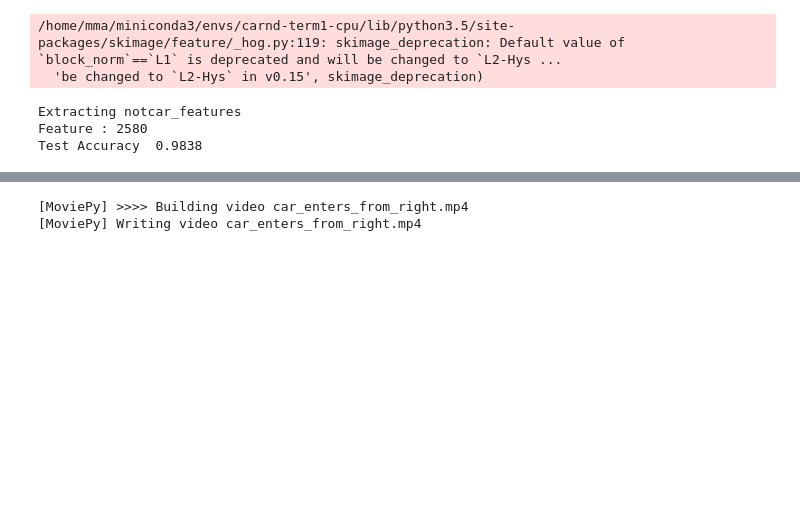
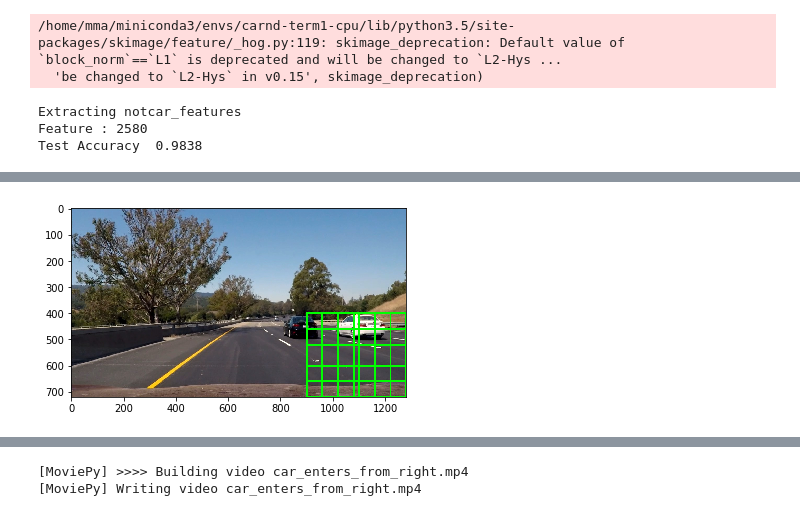
Before and after one commit to malichao/CarND-Vehicle-Detection, a Jupyter notebook: test.ipynb, the cells around one changed output, grey strips where cells are left out. Cells and saved outputs as stored; diff of their text form; code cells hidden in the pictures; blank space fills up the shorter version.

```diff
--- a/test.ipynb
+++ b/test.ipynb
@@ -252,0 +253,7 @@ show_image(window_img)
+# %%
+windows2 = slide_window(images[0], x_start_stop=[900, None], y_start_stop=[400, None],
+                xy_window=(200, 200), xy_overlap=(0.7, 0.7))
+window_img = draw_boxes(image, windows2, color=(0, 255, 0), thick=6)
+show_image(window_img)
+# %% [output]
+[figure, added]
```
Also changed, not shown: parts of 10 cells of this notebook.
